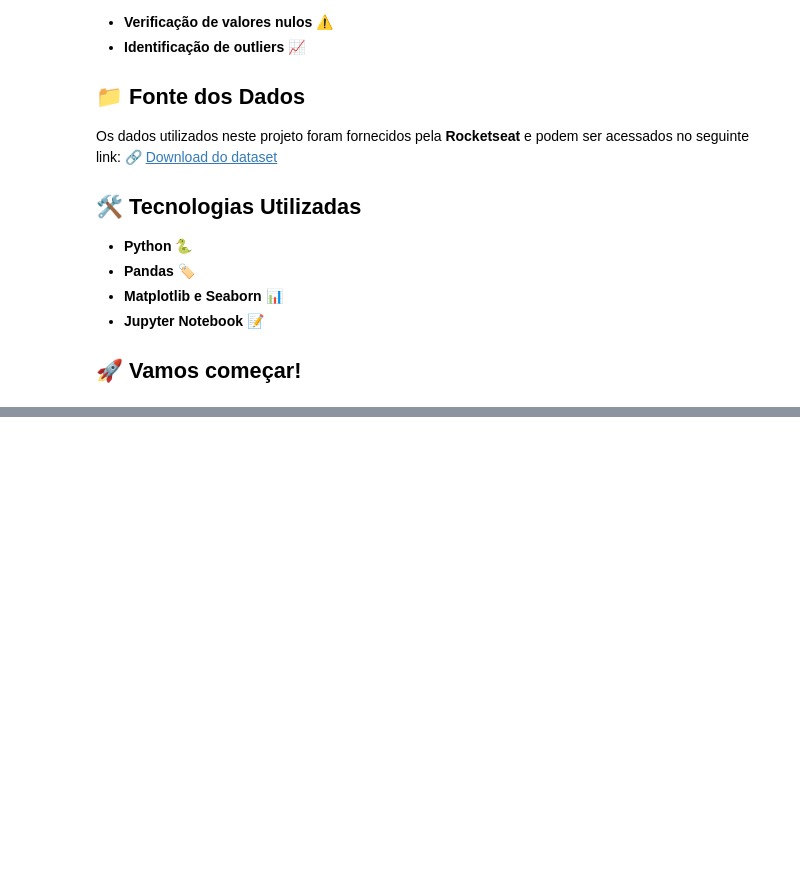
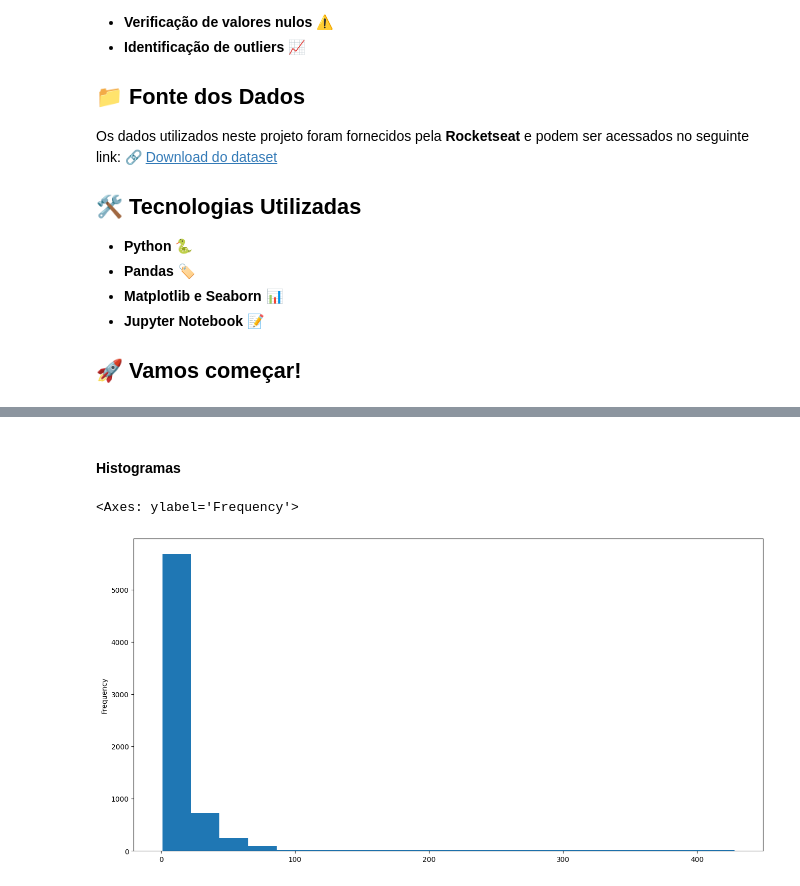
Before and after one commit to matheusvazdata/ia-desafio-aed, a Jupyter notebook: notebooks/aed_netflix.ipynb, the cells around one changed output, grey strips where cells are left out. Drawn from its saved outputs; the diff is of its cells as text; code cells hidden in the pictures; blank space fills up the shorter version.

```diff
--- a/notebooks/aed_netflix.ipynb
+++ b/notebooks/aed_netflix.ipynb
@@ -30,0 +244,8 @@ import pandas as pd
+# %% [markdown]
+#### Histogramas
+# %%
+# Histograma da coluna "Days In Top 10"
+df['Days In Top 10'].plot(kind='hist', bins=20, figsize=(16,8))
+# %% [output]
+<Axes: ylabel='Frequency'>
+[figure, added]
```
Also changed, not shown: parts of 40 cells of this notebook, 3 other files.
